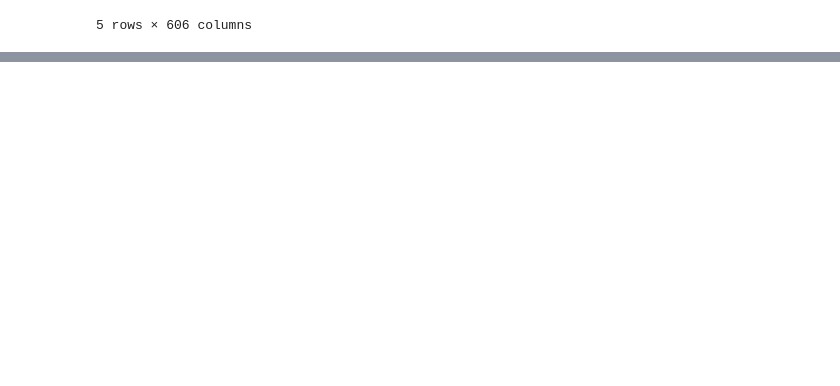
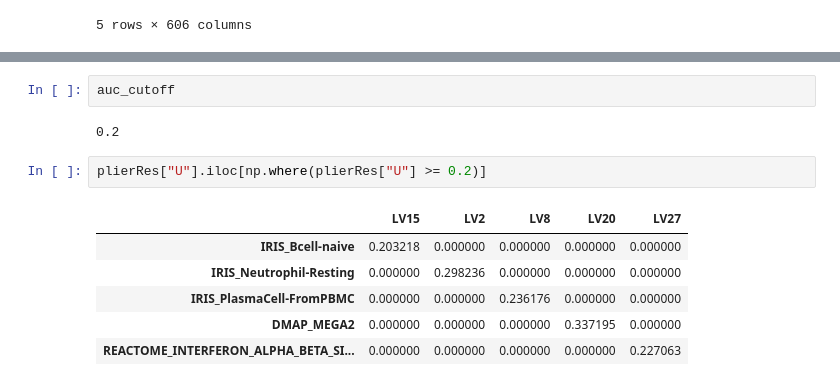
Before and after one commit to milescsmith/pyplier, a Jupyter notebook: transcoding_notebooks/getEnrichmentVals.ipynb, the cells around one changed output, grey strips where cells are left out. Saved outputs shown, nothing was run; the diff lists cells and outputs as text; blank space fills up the shorter version.

```diff
--- a/transcoding_notebooks/getEnrichmentVals.ipynb
+++ b/transcoding_notebooks/getEnrichmentVals.ipynb
@@ -84,0 +165,13 @@ KeyError: 'MARCH3'
+# %%
+auc_cutoff
+# %% [output]
+0.2
+# %%
+plierRes["U"].iloc[np.where(plierRes["U"] >= 0.2)]
+# %% [output]
+|  | LV15 | LV2 | LV8 | LV20 | LV27 |
+| IRIS_Bcell-naive | 0.203218 | 0.000000 | 0.000000 | 0.000000 | 0.000000 |
+| IRIS_Neutrophil-Resting | 0.000000 | 0.298236 | 0.000000 | 0.000000 | 0.000000 |
+| IRIS_PlasmaCell-FromPBMC | 0.000000 | 0.000000 | 0.236176 | 0.000000 | 0.000000 |
+| DMAP_MEGA2 | 0.000000 | 0.000000 | 0.000000 | 0.337195 | 0.000000 |
+| REACTOME_INTERFERON_ALPHA_BETA_SI... | 0.000000 | 0.000000 | 0.000000 | 0.000000 | 0.227063 |
```
Also changed, not shown: parts of 31 cells of this notebook, 31 other files.
